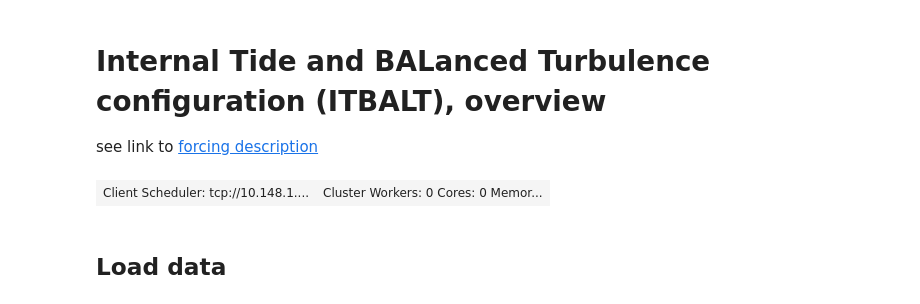
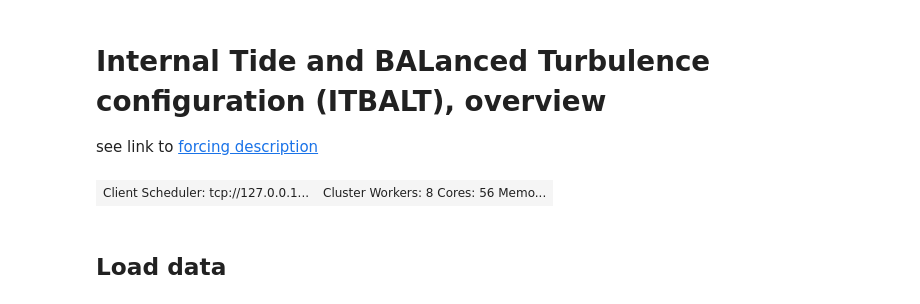
Before and after one commit to slgentil/croco, a Jupyter notebook: tutorials/fsturb.ipynb, the cells around one changed output. Cells and saved outputs as stored; diff of their text form; code cells hidden in the pictures.

```diff
--- a/tutorials/fsturb.ipynb
+++ b/tutorials/fsturb.ipynb
@@ -20,16 +20,16 @@ import crocosi.plot as cplt
 # %%
 from dask.distributed import Client, LocalCluster
 #
-#cluster = LocalCluster()
+cluster = LocalCluster()
 #
-from dask_jobqueue import PBSCluster
-cluster = PBSCluster()
-w = cluster.scale(jobs=2)
+#from dask_jobqueue import PBSCluster
+#cluster = PBSCluster()
+#w = cluster.scale(jobs=2)
 #
 client = Client(cluster)
 client
 # %% [output]
-| Client Scheduler: tcp://10.148.1.... | Cluster Workers: 0 Cores: 0 Memor... |
+| Client Scheduler: tcp://127.0.0.1... | Cluster Workers: 8 Cores: 56 Memo... |
 # %% [markdown]
 ## Load data
 # %%
```
Also changed, not shown: parts of 2 cells of this notebook, 3 other files.
